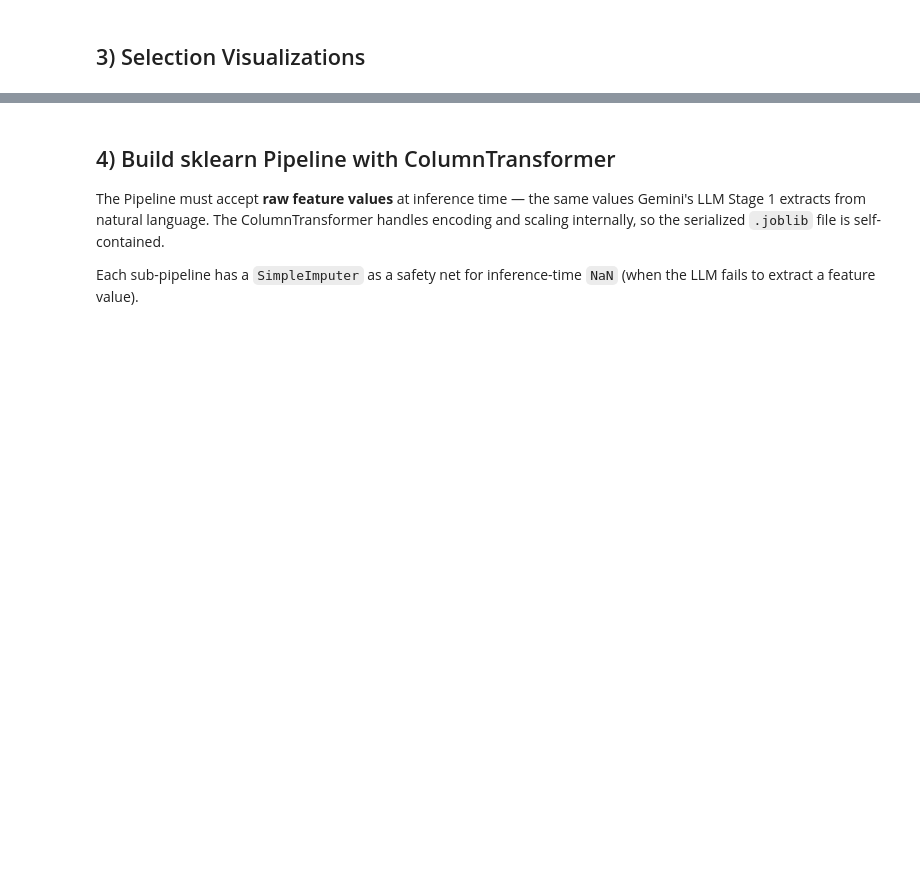
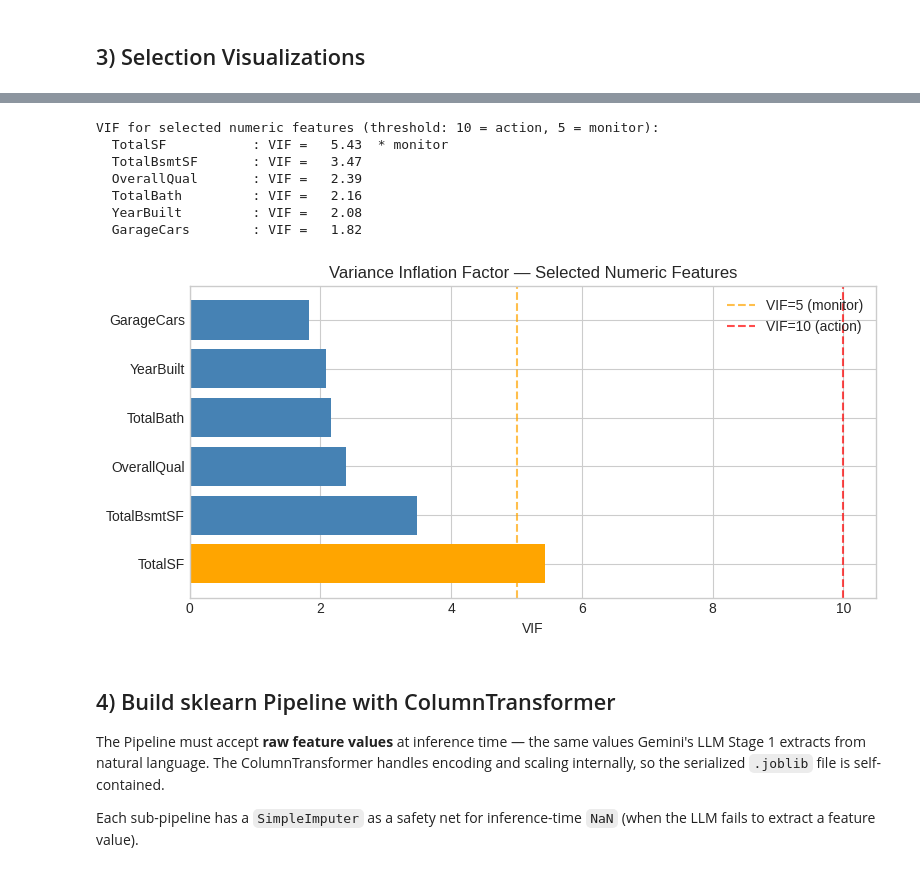
Before and after one commit to alimsaleh1212-create/AI-Real-Estate-Agent, a Jupyter notebook: notebooks/03_feature_selection_and_training.ipynb, the cells around one changed output, grey strips where cells are left out. Saved outputs shown, nothing was run; the diff lists cells and outputs as text; code cells hidden in the pictures; blank space fills up the shorter version.

```diff
--- a/notebooks/03_feature_selection_and_training.ipynb
+++ b/notebooks/03_feature_selection_and_training.ipynb
@@ -340,3 +452,48 @@ else:
+# %%
+# VIF (Variance Inflation Factor) — quantifies collinearity beyond pairwise r
+# VIF > 10 = action needed; VIF > 5 = monitor; VIF <= 5 = healthy
+# VIF_i = 1 / (1 - R²) from regressing feature_i on all other numeric features
+
+def compute_vif(df):
+    """Return VIF for each column. All-numeric input, no nulls."""
+    cols = list(df.columns)
+    vif_vals = {}
+    for col in cols:
+        others = [c for c in cols if c != col]
+        r2 = LinearRegression().fit(
+            df[others].values, df[col].values
+        ).score(df[others].values, df[col].values)
+        vif_vals[col] = 1.0 / (1.0 - r2) if r2 < 1.0 else float("inf")
+    return pd.Series(vif_vals, name="VIF").sort_values(ascending=False)
+
+
+sel_numeric_check = [f for f in selected_features if f in numeric_features]
+vif = compute_vif(X_train[sel_numeric_check].dropna())
+
+print("VIF for selected numeric features (threshold: 10 = action, 5 = monitor):")
+for feat, val in vif.items():
+    flag = "  *** ACTION NEEDED" if val > 10 else ("  * monitor" if val > 5 else "")
+    print(f"  {feat:18s}: VIF = {val:6.2f}{flag}")
+
+fig, ax = plt.subplots(figsize=(8, 4))
+colors = ["red" if v > 10 else "orange" if v > 5 else "steelblue" for v in vif.values]
+ax.barh(list(vif.index), list(vif.values), color=colors)
+ax.axvline(x=5,  color="orange", linestyle="--", alpha=0.7, label="VIF=5 (monitor)")
+ax.axvline(x=10, color="red",    linestyle="--", alpha=0.7, label="VIF=10 (action)")
+ax.set_xlabel("VIF")
+ax.set_title("Variance Inflation Factor — Selected Numeric Features")
+ax.legend()
+plt.tight_layout()
+plt.show()
+# %% [output]
+VIF for selected numeric features (threshold: 10 = action, 5 = monitor):
+  TotalSF           : VIF =   5.43  * monitor
+  TotalBsmtSF       : VIF =   3.47
+  OverallQual       : VIF =   2.39
+  TotalBath         : VIF =   2.16
+  YearBuilt         : VIF =   2.08
+  GarageCars        : VIF =   1.82
+[figure, added]
 # %% [markdown]
 ## 4) Build sklearn Pipeline with ColumnTransformer
 
```
Also changed, not shown: parts of 23 cells of this notebook, 2 other files.
